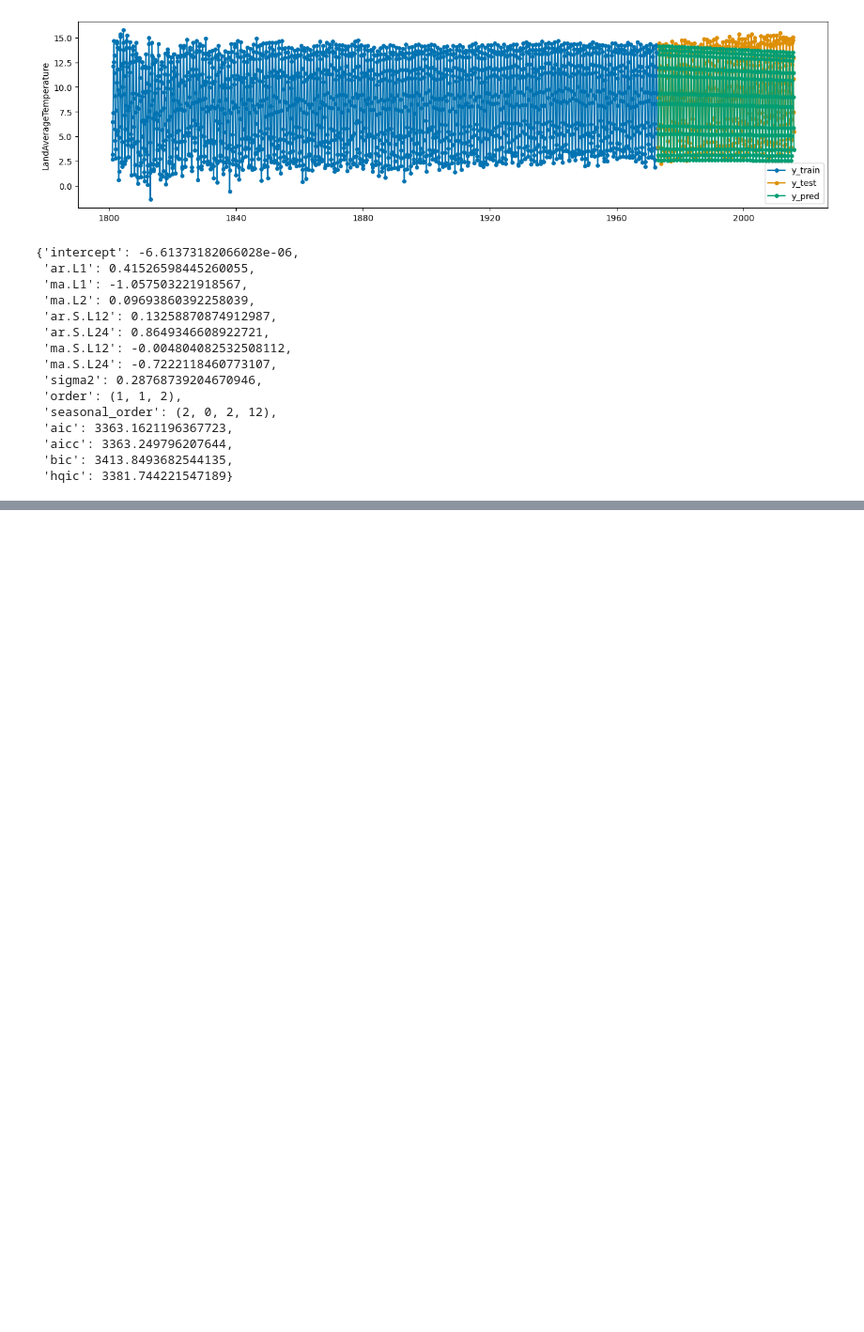
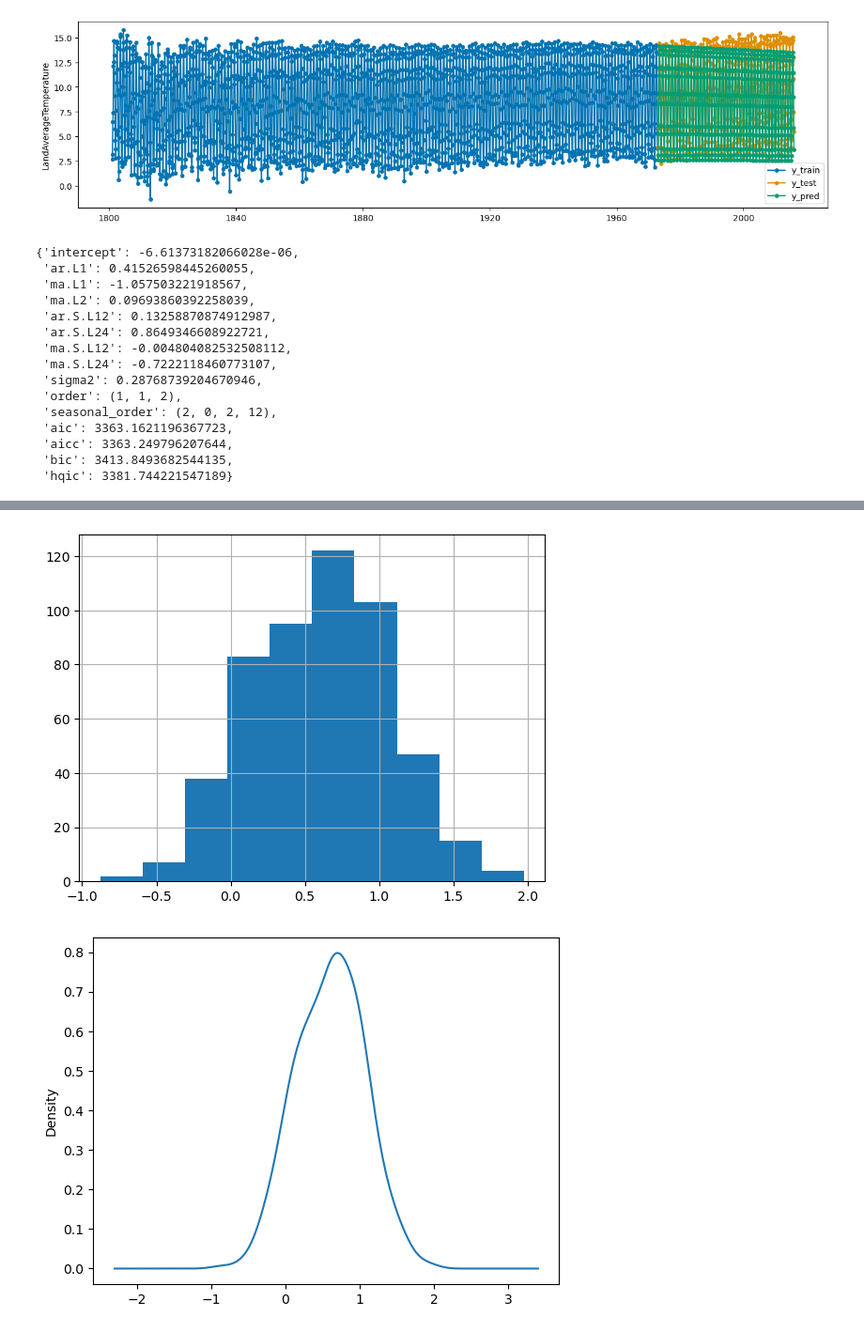
Before and after one commit to keitaVigano/globalTemperature, a Jupyter notebook: notebooks/modeling.ipynb, the cells around one changed output, grey strips where cells are left out. Shown at 94% size. Cells and saved outputs as stored; diff of their text form; code cells hidden in the pictures; blank space fills up the shorter version.

```diff
--- a/notebooks/modeling.ipynb
+++ b/notebooks/modeling.ipynb
@@ -137,0 +233,10 @@ evaluate using MAPE and RMSE
+# %%
+# histogram plot
+residuals.hist()
+pyplot.show()
+# density plot
+residuals.plot(kind='kde')
+pyplot.show()
+# %% [output]
+[figure, added]
+[figure, added]
```
Also changed, not shown: parts of 22 cells of this notebook, 1 other file.
